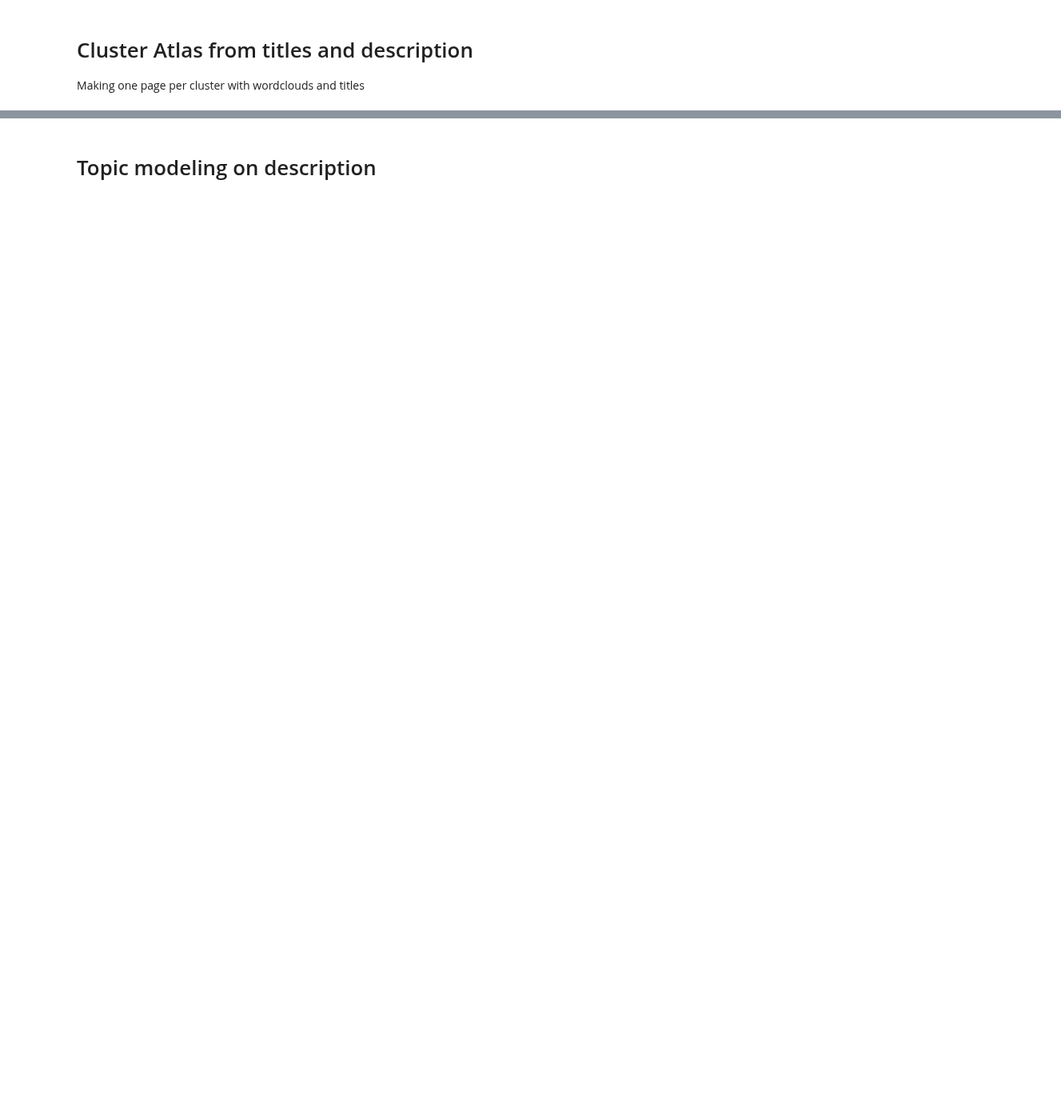
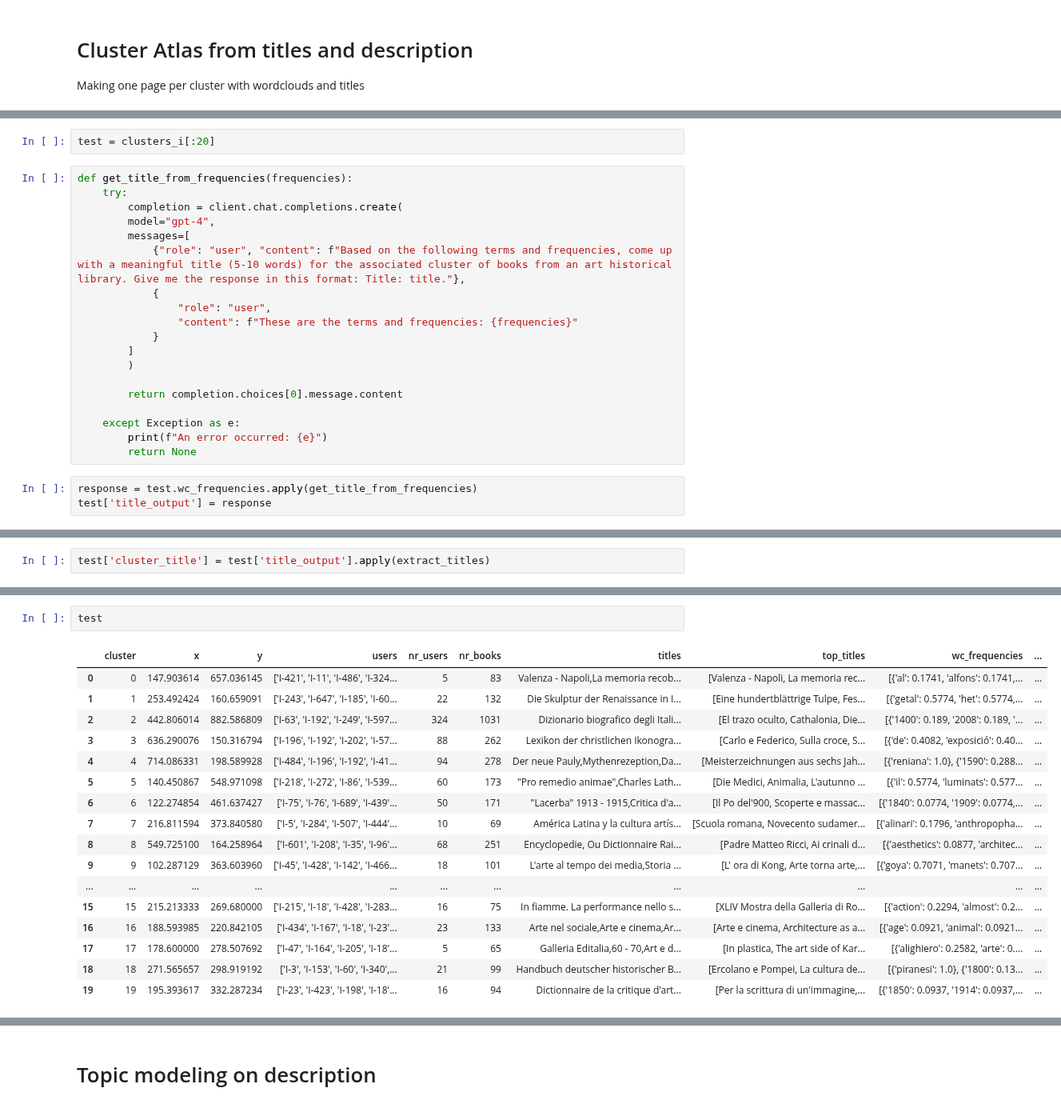
Before and after one commit to hanaCasey/BHVizData, a Jupyter notebook: thesis/src/5_.ipynb, the cells around one changed output, grey strips where cells are left out. Shown at 80% size. Drawn from its saved outputs; the diff is of its cells as text; blank space fills up the shorter version.

```diff
--- a/thesis/src/5_.ipynb
+++ b/thesis/src/5_.ipynb
@@ -250,0 +235,24 @@ for cluster_id, cluster in clusters:
+# %%
+test = clusters_i[:20]
+# %%
+def get_title_from_frequencies(frequencies):
+    try:
+        completion = client.chat.completions.create(
+        model="gpt-4",
+        messages=[
+            {"role": "user", "content": f"Based on the following terms and frequencies, come up with a meaningful title (5-10 words) for the associated cluster of books from an art historical library. Give me the response in this format: Title: title."},
+            {
+                "role": "user",
+                "content": f"These are the terms and frequencies: {frequencies}"
+            }
+        ]
+        )
+
+        return completion.choices[0].message.content
+
+    except Exception as e:
+        print(f"An error occurred: {e}")
+        return None
+# %%
+response = test.wc_frequencies.apply(get_title_from_frequencies)
+test['title_output'] = response
@@ -250,0 +265,2 @@ for cluster_id, cluster in clusters:
+# %%
+test['cluster_title'] = test['title_output'].apply(extract_titles)
@@ -250,0 +296,20 @@ for cluster_id, cluster in clusters:
+# %%
+test
+# %% [output]
+|  | cluster | x | y | users | nr_users | nr_books | titles | top_titles | wc_frequencies | ... |
+| 0 | 0 | 147.903614 | 657.036145 | ['I-421', 'I-11', 'I-486', 'I-324... | 5 | 83 | Valenza - Napoli,La memoria recob... | [Valenza - Napoli, La memoria rec... | [{'al': 0.1741, 'alfons': 0.1741,... | ... |
+| 1 | 1 | 253.492424 | 160.659091 | ['I-243', 'I-647', 'I-185', 'I-60... | 22 | 132 | Die Skulptur der Renaissance in I... | [Eine hundertblättrige Tulpe, Fes... | [{'getal': 0.5774, 'het': 0.5774,... | ... |
+| 2 | 2 | 442.806014 | 882.586809 | ['I-63', 'I-192', 'I-249', 'I-597... | 324 | 1031 | Dizionario biografico degli Itali... | [El trazo oculto, Cathalonia, Die... | [{'1400': 0.189, '2008': 0.189, '... | ... |
+| 3 | 3 | 636.290076 | 150.316794 | ['I-196', 'I-192', 'I-202', 'I-57... | 88 | 262 | Lexikon der christlichen Ikonogra... | [Carlo e Federico, Sulla croce, S... | [{'de': 0.4082, 'exposició': 0.40... | ... |
+| 4 | 4 | 714.086331 | 198.589928 | ['I-484', 'I-196', 'I-192', 'I-41... | 94 | 278 | Der neue Pauly,Mythenrezeption,Da... | [Meisterzeichnungen aus sechs Jah... | [{'reniana': 1.0}, {'1590': 0.288... | ... |
+| 5 | 5 | 140.450867 | 548.971098 | ['I-218', 'I-272', 'I-86', 'I-539... | 60 | 173 | "Pro remedio animae",Charles Lath... | [Die Medici, Animalia, L'autunno ... | [{'il': 0.5774, 'luminats': 0.577... | ... |
+| 6 | 6 | 122.274854 | 461.637427 | ['I-75', 'I-76', 'I-689', 'I-439'... | 50 | 171 | "Lacerba" 1913 - 1915,Critica d'a... | [Il Po del'900, Scoperte e massac... | [{'1840': 0.0774, '1909': 0.0774,... | ... |
+| 7 | 7 | 216.811594 | 373.840580 | ['I-5', 'I-284', 'I-507', 'I-444'... | 10 | 69 | América Latina y la cultura artís... | [Scuola romana, Novecento sudamer... | [{'alinari': 0.1796, 'anthropopha... | ... |
+| 8 | 8 | 549.725100 | 164.258964 | ['I-601', 'I-208', 'I-35', 'I-96'... | 68 | 251 | Encyclopedie, Ou Dictionnaire Rai... | [Padre Matteo Ricci, Ai crinali d... | [{'aesthetics': 0.0877, 'architec... | ... |
+| 9 | 9 | 102.287129 | 363.603960 | ['I-45', 'I-428', 'I-142', 'I-466... | 18 | 101 | L'arte al tempo dei media,Storia ... | [L' ora di Kong, Arte torna arte,... | [{'goya': 0.7071, 'manets': 0.707... | ... |
+| ... | ... | ... | ... | ... | ... | ... | ... | ... | ... | ... |
+| 15 | 15 | 215.213333 | 269.680000 | ['I-215', 'I-18', 'I-428', 'I-283... | 16 | 75 | In fiamme. La performance nello s... | [XLIV Mostra della Galleria di Ro... | [{'action': 0.2294, 'almost': 0.2... | ... |
+| 16 | 16 | 188.593985 | 220.842105 | ['I-434', 'I-167', 'I-18', 'I-23'... | 23 | 133 | Arte nel sociale,Arte e cinema,Ar... | [Arte e cinema, Architecture as a... | [{'age': 0.0921, 'animal': 0.0921... | ... |
+| 17 | 17 | 178.600000 | 278.507692 | ['I-47', 'I-164', 'I-205', 'I-18'... | 5 | 65 | Galleria Editalia,60 - 70,Art e d... | [In plastica, The art side of Kar... | [{'alighiero': 0.2582, 'arte': 0.... | ... |
+| 18 | 18 | 271.565657 | 298.919192 | ['I-3', 'I-153', 'I-60', 'I-340',... | 21 | 99 | Handbuch deutscher historischer B... | [Ercolano e Pompei, La cultura de... | [{'piranesi': 1.0}, {'1800': 0.13... | ... |
+| 19 | 19 | 195.393617 | 332.287234 | ['I-23', 'I-423', 'I-198', 'I-18'... | 16 | 94 | Dictionnaire de la critique d'art... | [Per la scrittura di un'immagine,... | [{'1850': 0.0937, '1914': 0.0937,... | ... |
```
Also changed, not shown: parts of 23 cells of this notebook, 7 other files.
